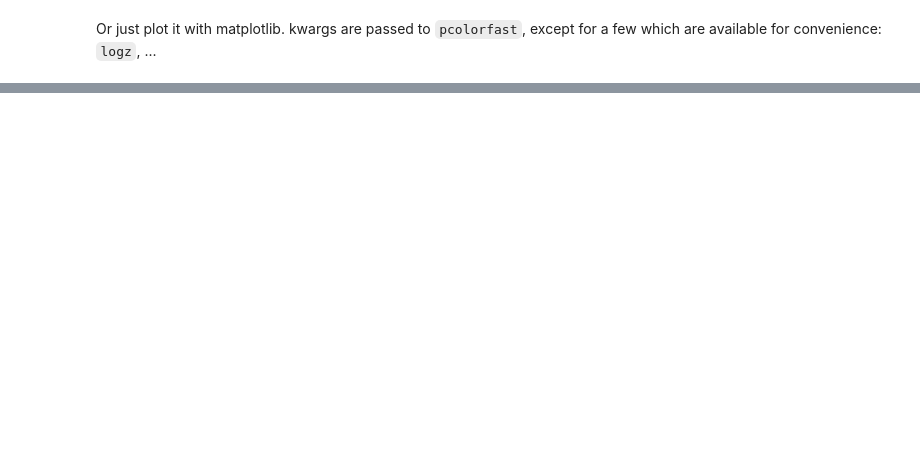
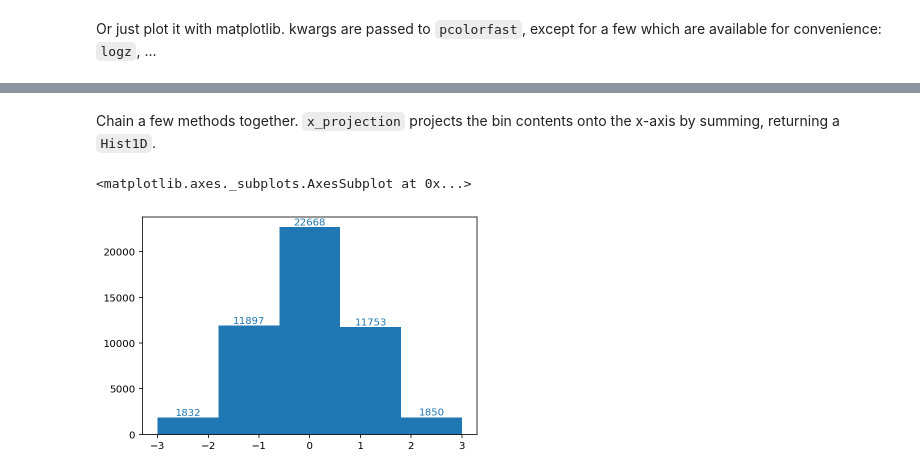
Before and after one commit to aminnj/yahist, a Jupyter notebook: examples/basic.ipynb, the cells around one changed output, grey strips where cells are left out. Saved outputs shown, nothing was run; the diff lists cells and outputs as text; code cells hidden in the pictures; blank space fills up the shorter version.

```diff
--- a/examples/basic.ipynb
+++ b/examples/basic.ipynb
@@ -177,0 +178,7 @@ h.plot(ax=ax2, cmap="binary", logz=True)
+# %% [markdown]
+Chain a few methods together. `x_projection` projects the bin contents onto the x-axis by summing, returning a `Hist1D`.
+# %%
+h.rebin(10).x_projection().plot(show_counts=True)
+# %% [output]
+<matplotlib.axes._subplots.AxesSubplot at 0x...>
+[figure, added]
```
Also changed, not shown: parts of 14 cells of this notebook, 1 other file.
